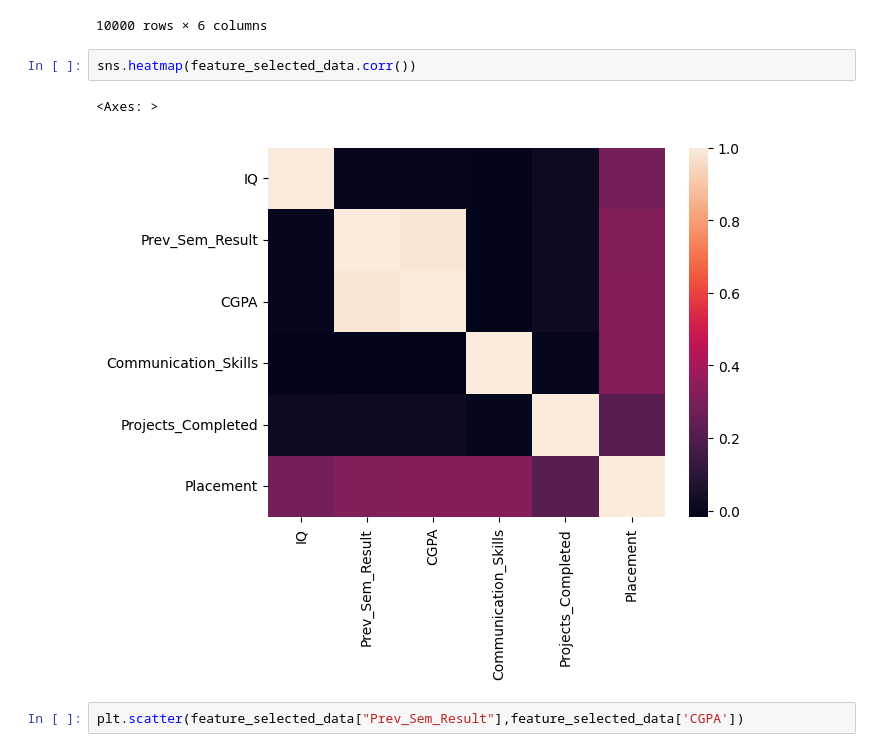
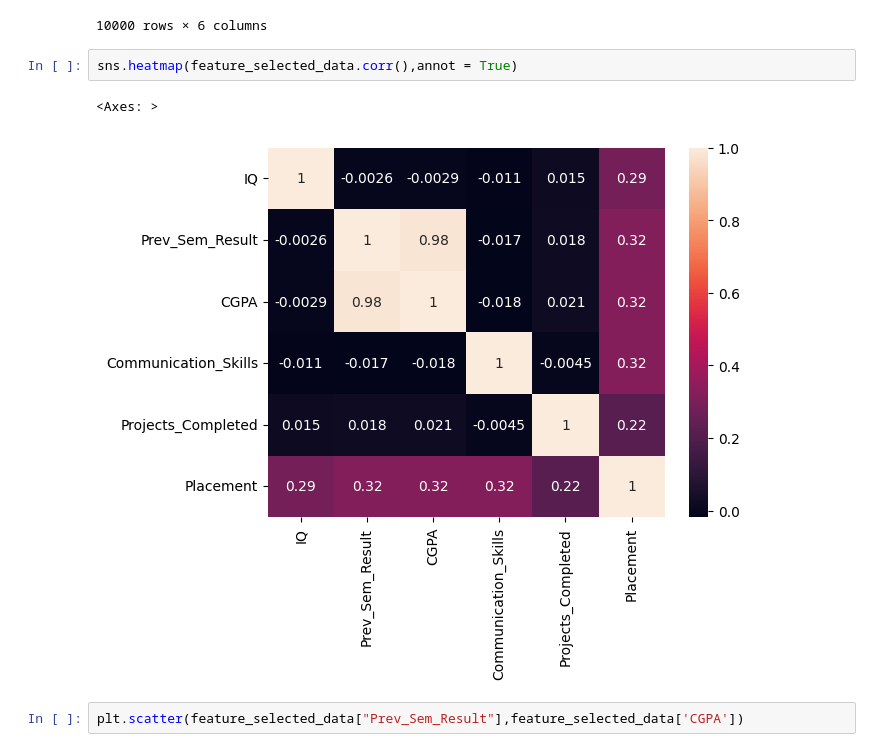
Before and after one commit to AviralStack/Ds-Project-1, a Jupyter notebook: ds-project-1.ipynb, the cells around one changed output. Drawn from its saved outputs; the diff is of its cells as text.

```diff
--- a/ds-project-1.ipynb
+++ b/ds-project-1.ipynb
@@ -112,10 +112,10 @@ feature_selected_data
 | 9999 | 109 | 9.41 | 9.77 | 5 | 5 | 0 |
 10000 rows × 6 columns
 # %%
-sns.heatmap(feature_selected_data.corr())
+sns.heatmap(feature_selected_data.corr(),annot = True)
 # %% [output]
 <Axes: >
-[figure, old version]
+[figure, new version]
 # %%
 plt.scatter(feature_selected_data["Prev_Sem_Result"],feature_selected_data['CGPA'])
 # %% [output]
```
Also changed, not shown: parts of 5 cells of this notebook.
